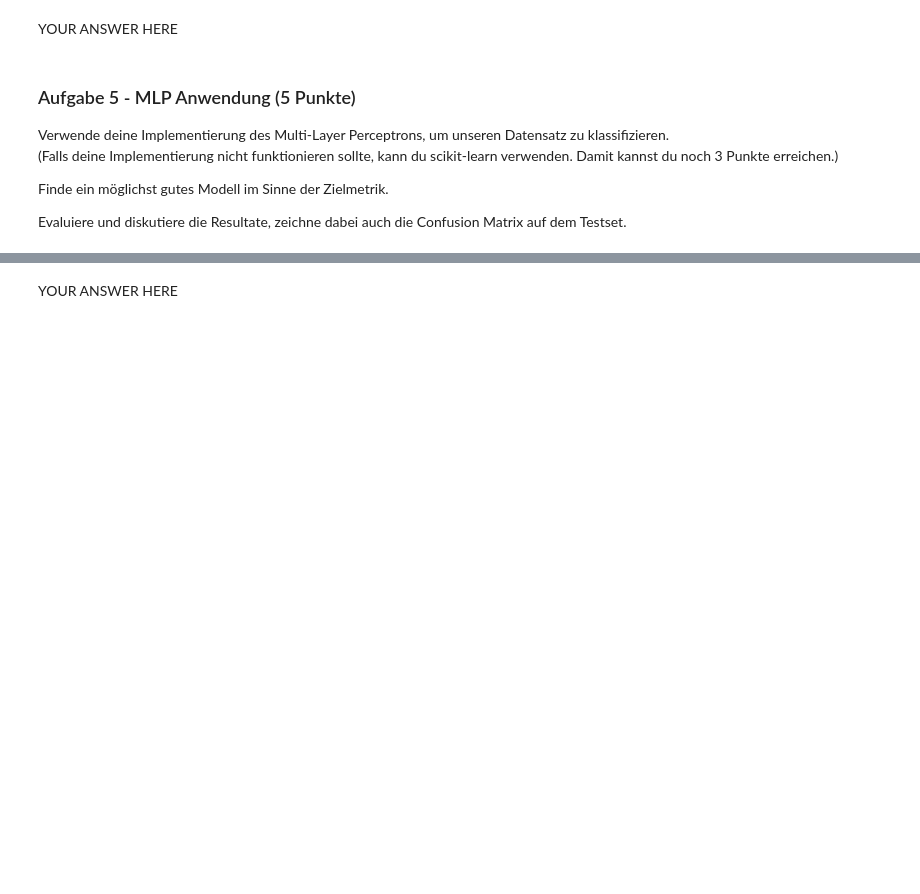
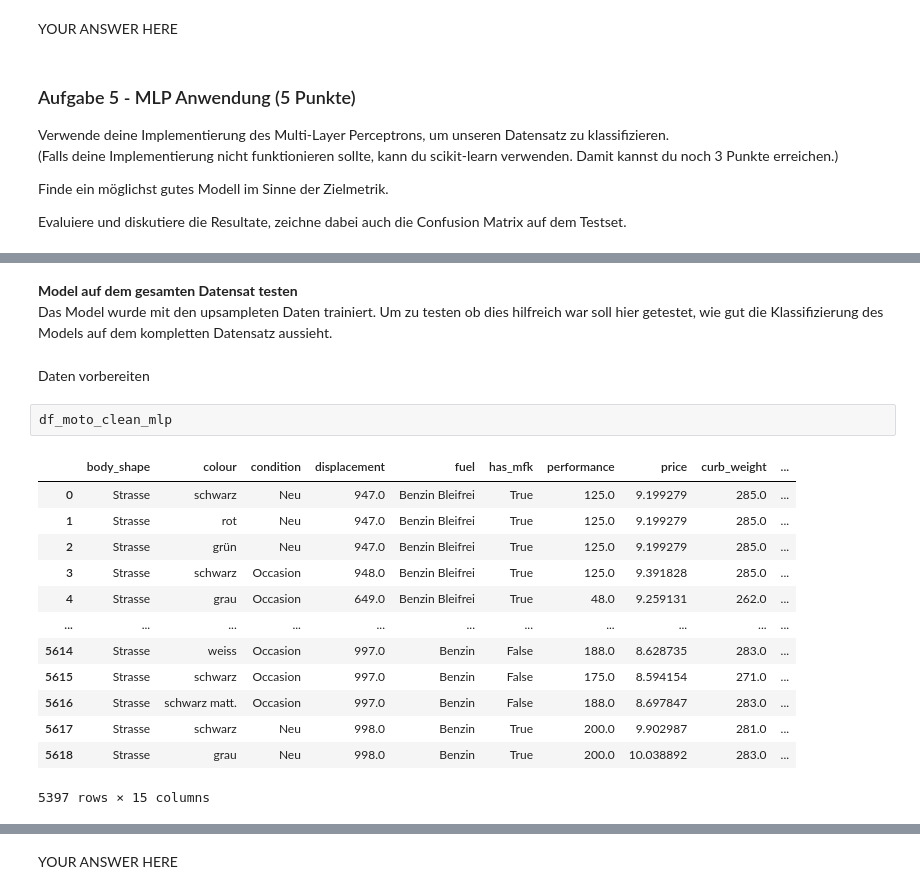
Before and after one commit to rootpi2203/ds_gml, a Jupyter notebook: gml_minichallenge_2/gml_minichallenge_2.ipynb, the cells around one changed output, grey strips where cells are left out. Cells and saved outputs as stored; diff of their text form; blank space fills up the shorter version.

```diff
--- a/gml_minichallenge_2/gml_minichallenge_2.ipynb
+++ b/gml_minichallenge_2/gml_minichallenge_2.ipynb
@@ -2018,0 +2126,21 @@ raise NotImplementedError()
+# %% [markdown]
+**Model auf dem gesamten Datensat testen**
+Das Model wurde mit den upsampleten Daten trainiert. Um zu testen ob dies hilfreich war soll hier getestet, wie gut die Klassifizierung des Models auf dem kompletten Datensatz aussieht.
+# %% [markdown]
+Daten vorbereiten
+# %%
+df_moto_clean_mlp
+# %% [output]
+|  | body_shape | colour | condition | displacement | fuel | has_mfk | performance | price | curb_weight | ... |
+| 0 | Strasse | schwarz | Neu | 947.0 | Benzin Bleifrei | True | 125.0 | 9.199279 | 285.0 | ... |
+| 1 | Strasse | rot | Neu | 947.0 | Benzin Bleifrei | True | 125.0 | 9.199279 | 285.0 | ... |
+| 2 | Strasse | grün | Neu | 947.0 | Benzin Bleifrei | True | 125.0 | 9.199279 | 285.0 | ... |
+| 3 | Strasse | schwarz | Occasion | 948.0 | Benzin Bleifrei | True | 125.0 | 9.391828 | 285.0 | ... |
+| 4 | Strasse | grau | Occasion | 649.0 | Benzin Bleifrei | True | 48.0 | 9.259131 | 262.0 | ... |
+| ... | ... | ... | ... | ... | ... | ... | ... | ... | ... | ... |
+| 5614 | Strasse | weiss | Occasion | 997.0 | Benzin | False | 188.0 | 8.628735 | 283.0 | ... |
+| 5615 | Strasse | schwarz | Occasion | 997.0 | Benzin | False | 175.0 | 8.594154 | 271.0 | ... |
+| 5616 | Strasse | schwarz matt. | Occasion | 997.0 | Benzin | False | 188.0 | 8.697847 | 283.0 | ... |
+| 5617 | Strasse | schwarz | Neu | 998.0 | Benzin | True | 200.0 | 9.902987 | 281.0 | ... |
+| 5618 | Strasse | grau | Neu | 998.0 | Benzin | True | 200.0 | 10.038892 | 283.0 | ... |
+5397 rows × 15 columns
```
Also changed, not shown: parts of 31 cells of this notebook.
